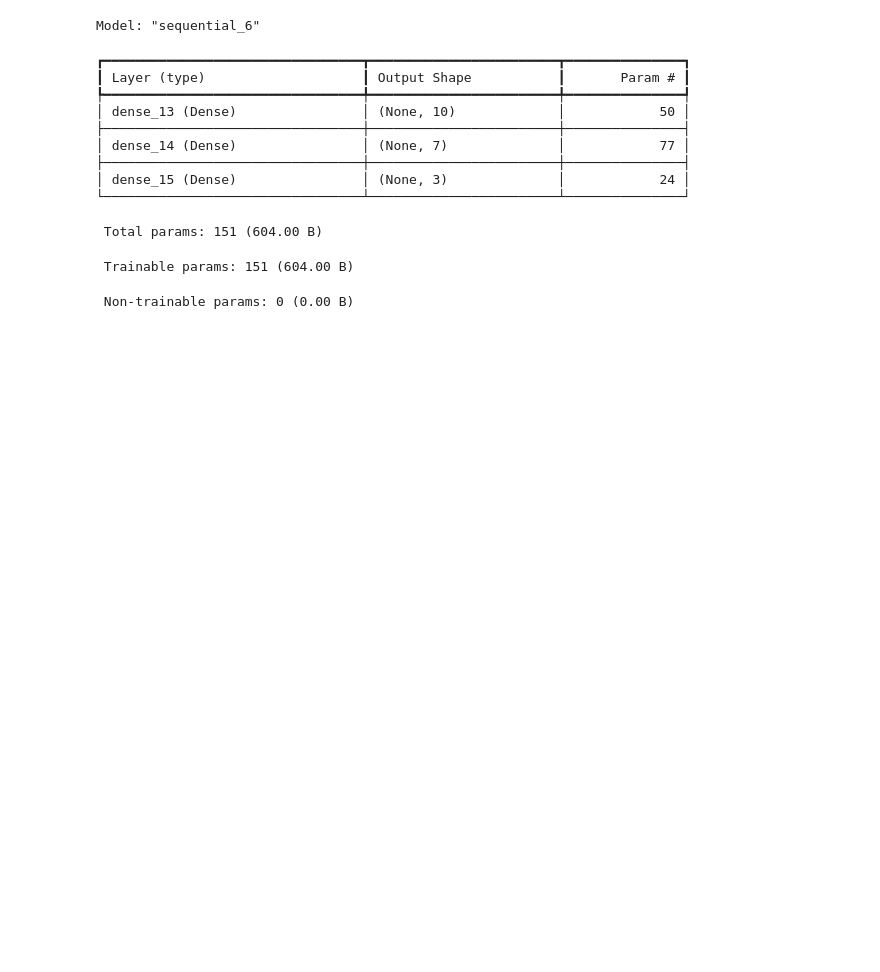
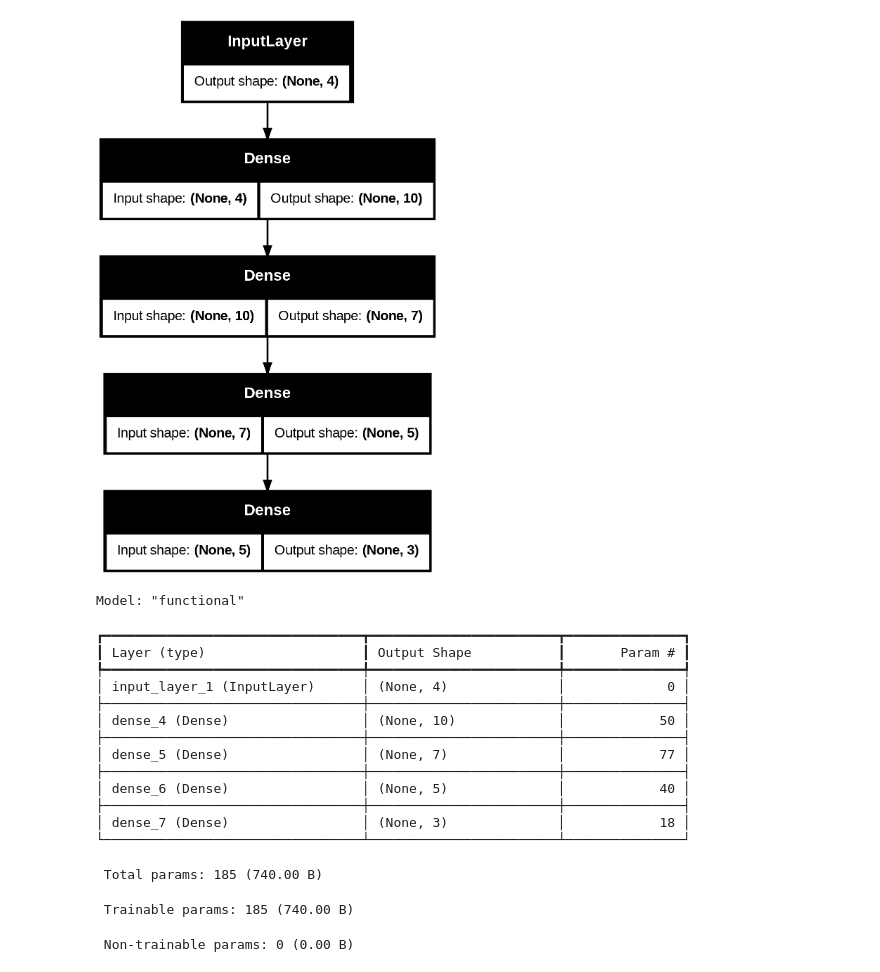
Before and after one commit to QaziSaim/DeepLearning--DeepNeuralNetwork-, a Jupyter notebook: RegularizationPartToOptimizeTheModel.ipynb, the cells around one changed output. Saved outputs shown, nothing was run; the diff lists cells and outputs as text; code cells hidden in the pictures; blank space fills up the shorter version.

```diff
--- a/RegularizationPartToOptimizeTheModel.ipynb
+++ b/RegularizationPartToOptimizeTheModel.ipynb
@@ -24,24 +25,33 @@ X_test = scalar.transform(X_test)
 reg1 = keras.regularizers.L1(l1=0.01)
 reg2 = keras.regularizers.L2(l2=0.01)
 # %%
-model = Sequential()
-model.add(Dense(10,activation='relu',input_shape=(X_train.shape[1],),kernel_regularizer=reg1))#kernel_regularizer='l1'
-model.add(Dense(7,activation='relu',kernel_regularizer=reg2))
-# model.add(Dense(5,activation='relu'))
-model.add(Dense(y_train.shape[1],activation='softmax'))
+inputs = Input(shape=(X_train.shape[1],))
+layer1 = Dense(10,activation='relu')(inputs)
+layer2 = Dense(7,activation='relu')(layer1)
+layer3 = Dense(5,activation='relu')(layer2)
+outputs = Dense(y_train.shape[1],activation='softmax')(layer3)
+model = Model(inputs=inputs,outputs=outputs)
+# %%
+keras.utils.plot_model(model,show_shapes=True)
+# %% [output]
+[figure, added]
 # %%
 model.summary()
 # %% [output]
-Model: "sequential_6"
+Model: "functional"
 ┏━━━━━━━━━━━━━━━━━━━━━━━━━━━━━━━━━┳━━━━━━━━━━━━━━━━━━━━━━━━┳━━━━━━━━━━━━━━━┓
 ┃ Layer (type)                    ┃ Output Shape           ┃       Param # ┃
 ┡━━━━━━━━━━━━━━━━━━━━━━━━━━━━━━━━━╇━━━━━━━━━━━━━━━━━━━━━━━━╇━━━━━━━━━━━━━━━┩
-│ dense_13 (Dense)                │ (None, 10)             │            50 │
+│ input_layer_1 (InputLayer)      │ (None, 4)              │             0 │
 ├─────────────────────────────────┼────────────────────────┼───────────────┤
-│ dense_14 (Dense)                │ (None, 7)              │            77 │
+│ dense_4 (Dense)                 │ (None, 10)             │            50 │
 ├─────────────────────────────────┼────────────────────────┼───────────────┤
-│ dense_15 (Dense)                │ (None, 3)              │            24 │
+│ dense_5 (Dense)                 │ (None, 7)              │            77 │
+├─────────────────────────────────┼────────────────────────┼───────────────┤
+│ dense_6 (Dense)                 │ (None, 5)              │            40 │
+├─────────────────────────────────┼────────────────────────┼───────────────┤
+│ dense_7 (Dense)                 │ (None, 3)              │            18 │
 └─────────────────────────────────┴────────────────────────┴───────────────┘
- Total params: 151 (604.00 B)
+ Total params: 185 (740.00 B)
- Trainable params: 151 (604.00 B)
+ Trainable params: 185 (740.00 B)
  Non-trainable params: 0 (0.00 B)
```
Also changed, not shown: parts of 6 cells of this notebook.
